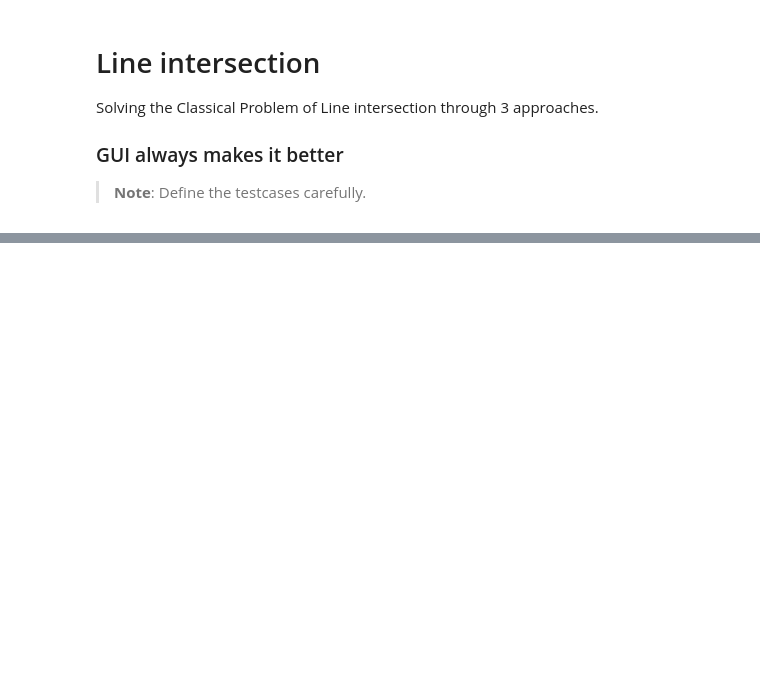
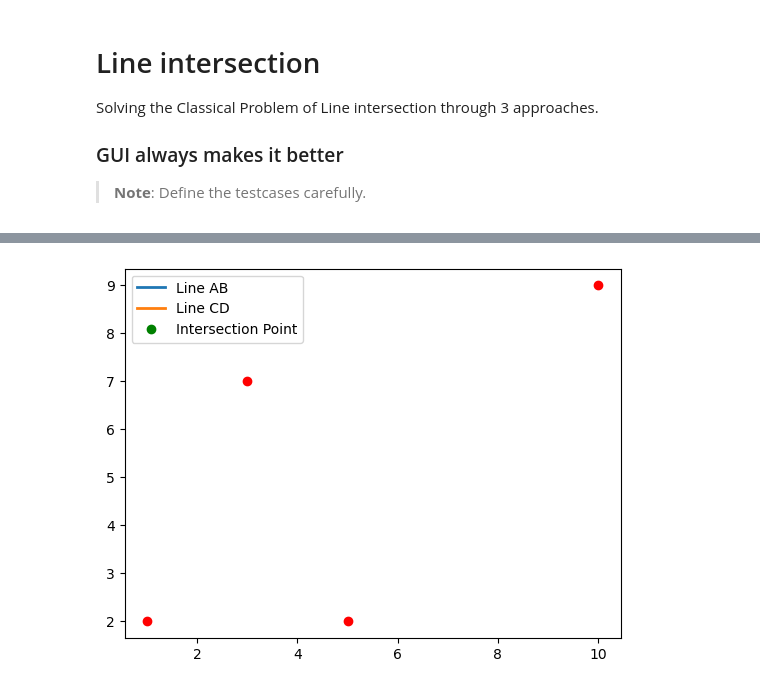
Before and after one commit to Abdul-Rahimm/LeetCode, a Jupyter notebook: Algo_project/algo first.ipynb, the cells around one changed output, grey strips where cells are left out. Cells and saved outputs as stored; diff of their text form; code cells hidden in the pictures; blank space fills up the shorter version.

```diff
--- a/Algo_project/algo first.ipynb
+++ b/Algo_project/algo first.ipynb
@@ -77,0 +77,61 @@ Intersection point: (5.0, 10.0)
+# %%
+import matplotlib.pyplot as plt
+from matplotlib.animation import FuncAnimation
+
+def parametric_equation(p, q, t):
+    return (1 - t) * p[0] + t * q[0], (1 - t) * p[1] + t * q[1]
+
+def check_intersection(a, b, c, d):
+    def on_segment(p, q, r):
+        return (q[0] <= max(p[0], r[0]) and q[0] >= min(p[0], r[0]) and
+                q[1] <= max(p[1], r[1]) and q[1] >= min(p[1], r[1]))
+
+    for t in [0.0, 0.25, 0.5, 0.75, 1.0]:
+        intersection_point = parametric_equation(a, b, t)
+        if on_segment(a, intersection_point, b) and on_segment(c, intersection_point, d):
+            return True, intersection_point
+
+    return False, None
+
+# Input four points (x, y)
+a = tuple(map(float, input("Enter point A (x, y): ").split()))
+b = tuple(map(float, input("Enter point B (x, y): ").split()))
+c = tuple(map(float, input("Enter point C (x, y): ").split()))
+d = tuple(map(float, input("Enter point D (x, y): ").split()))
+
+lines = [a, b, c, d]
+
+# Plotting
+fig, ax = plt.subplots()
+ax.scatter(*zip(*lines), color='red')
+line1, = ax.plot([], [], lw=2, label='Line AB')
+line2, = ax.plot([], [], lw=2, label='Line CD')
+intersection_point_marker, = ax.plot([], [], 'go', label='Intersection Point')
+
+def init():
+    line1.set_data([], [])
+    line2.set_data([], [])
+    intersection_point_marker.set_data([], [])
+    return line1, line2, intersection_point_marker
+
+def animate(frame):
+    t = frame / 100.0
+    intersection_exists, intersection_point = check_intersection(a, b, c, d)
+
+    if intersection_exists:
+        intersection_point_marker.set_data(*zip(intersection_point))
+
+    # Parametric equations to represent lines
+    x_line1, y_line1 = zip(parametric_equation(a, b, t))
+    x_line2, y_line2 = zip(parametric_equation(c, d, t))
+
+    line1.set_data(x_line1, y_line1)
+    line2.set_data(x_line2, y_line2)
+
+    return line1, line2, intersection_point_marker
+
+ani = FuncAnimation(fig, animate, frames=100, init_func=init, blit=True)
+plt.legend()
+plt.show()
+# %% [output]
+[figure, added]
```
Also changed, not shown: parts of 1 cell of this notebook, 3 other files.
